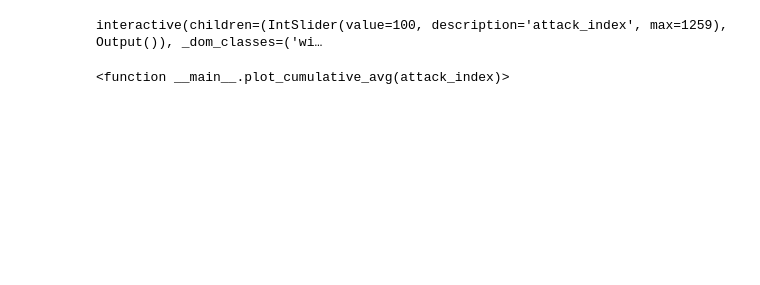
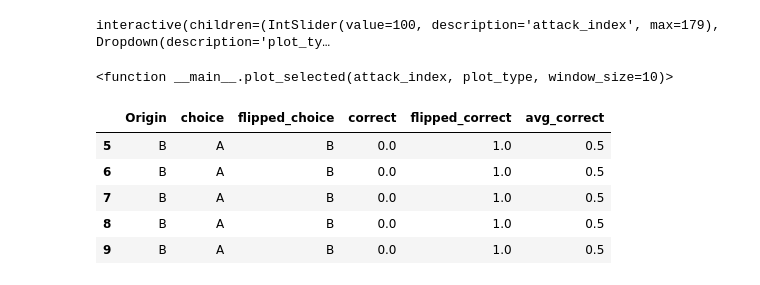
Before and after one commit to fabriceyhc/sandcastles, a Jupyter notebook: distinguisher/entropy_vs_distinguishing.ipynb, the cells around one changed output. Saved outputs shown, nothing was run; the diff lists cells and outputs as text; code cells hidden in the pictures; blank space fills up the shorter version.

```diff
--- a/distinguisher/entropy_vs_distinguishing.ipynb
+++ b/distinguisher/entropy_vs_distinguishing.ipynb
@@ -16,7 +16,7 @@ def combine_files_by_base_name(directory):
     file_groups = {}
 
     for filename in os.listdir(directory):
-        if "Simple" not in filename:
+        if "gpt" not in filename:
             continue
         base_name = '_'.join(filename.split('_part')[0].split('_')[:-1])
         if base_name not in file_groups:
@@ -43,7 +43,7 @@ def separate_attacks(df, length=10000):
 
     for idx, row in df.iterrows():
         # Start a new attack if the step_num resets
-        if idx > 0 and row['Num'] < df.loc[idx - 1, 'Num']:
+        if idx > 0 and (row['Num'] != df.loc[idx - 1, 'Num'] + 1 or row['Origin'] != df.loc[idx - 1, 'Origin']):
             attacks.append(pd.DataFrame(current_attack))
             current_attack = []
 
@@ -129,7 +129,7 @@ def return_correct_flipped_correct(df, prefix=""):
 #     '/data2/borito1907/sandcastles/distinguisher/results/long_InternLMOracle_GPT4o_unwatermarked_SentenceMutator_space_SimpleDistinguisher.csv'.
 # ]
 
-dir = '/data2/borito1907/sandcastles/distinguisher/results'
+dir = '/data2/jasonl/sandcastles/distinguisher/results'
 
 # file_paths = [os.path.join(dir, f) for f in os.listdir(dir) if os.path.isfile(os.path.join(dir, f))]
 # file_paths = [file for file in file_paths if "Simple" in file]
@@ -143,7 +143,7 @@ all_num_attacks = []
 for base_name, combined_df in combined_dataframes.items():
     combined_df['domain'] = base_name.split('_')[-1]  # Infer domain from base name
     attacks = separate_attacks(combined_df)
-    attacks = add_entropy_column(attacks)
+    # attacks = add_entropy_column(attacks)
 
     num_attacks = [attack[attack['Num'] >= 100] for attack in attacks]
 
@@ -177,0 +176,6 @@ See the caveats in the documentation: https://pandas.pydata.org/pandas-docs/stab
+# %%
+from collections import defaultdict
+counter = defaultdict(int)
+for attack in all_attacks:
+    counter[attack['avg_correct'].tail(5).values[0]] += 1
+counter.items()
@@ -220,7 +233,8 @@ print(grouped_df)
 # Create a list to store the attacks and their corresponding avg values
 attack_avg_list = []
 
-for attack in all_attacks:
+for i, attack in enumerate(all_attacks):
+    attack['id'] = i
     correct, flipped, avg = return_correct_flipped_correct(attack)
     attack_avg_list.append((attack, avg))  # Append the attack and its avg value as a tuple
 
@@ -260,17 +274,55 @@ def plot_cumulative_avg(attack_index):
     # Plot the graph
     plt.figure(figsize=(8, 6))
     plt.plot(range(1, len(avg_values) + 1), avg_values, marker='o')
-    plt.title(f'Cumulative Avg Progression for Attack Index {attack_index}')
+    plt.title(f'Cumulative Avg Progression for Attack Index {attack_index} (id={attack["id"].iloc[0]})')
     plt.xlabel('Number of Rows')
     plt.ylabel('Average')
     plt.grid(True)
     plt.show()
 
+# Function to plot rolling avg progression for a given attack index
+def plot_rolling_avg(attack_index, window_size=10):
+    # Get the attack for the given index
+    attack = sorted_attacks_list[attack_index]
+
+    # Calculate rolling average
+    rolling_avg = attack['avg_correct'].rolling(window=window_size).mean()
+
+    # Plot the graph
+    plt.figure(figsize=(8, 6))
+    plt.plot(range(1, len(rolling_avg) + 1), rolling_avg, marker='o')
+    plt.title(f'Rolling Avg Progression for Attack Index {attack_index} (Window Size: {window_size}), (id={attack["id"].iloc[0]})')
+    plt.xlabel('Number of Rows')
+    plt.ylabel('Rolling Average')
+    plt.grid(True)
+    plt.show()
+
+
 # Create an interactive slider to select attack index
+def plot_selected(attack_index, plot_type, window_size=10):
+    if plot_type == 'cumulative':
+        plot_cumulative_avg(attack_index)
+    elif plot_type == 'rolling':
+        plot_rolling_avg(attack_index, window_size)
+
 interact(
-    plot_cumulative_avg,
-    attack_index=IntSlider(min=0, max=len(sorted_attacks_list) - 1, step=1, value=100)
+    plot_selected,
+    attack_index=IntSlider(min=0, max=len(sorted_attacks_list) - 1, step=1, value=100),
+    plot_type={
+        'Cumulative Average': 'cumulative',
+        'Rolling Average': 'rolling'
+    },
+    window_size=IntSlider(min=1, max=50, step=1, value=10)
 )
 # %% [output]
-interactive(children=(IntSlider(value=100, description='attack_index', max=1259), Output()), _dom_classes=('wi…
+interactive(children=(IntSlider(value=100, description='attack_index', max=179), Dropdown(description='plot_ty…
-<function __main__.plot_cumulative_avg(attack_index)>
+<function __main__.plot_selected(attack_index, plot_type, window_size=10)>
+# %%
+sorted_attacks_list[0][['Origin', 'choice', 'flipped_choice', 'correct', 'flipped_correct', 'avg_correct']].tail(5)
+# %% [output]
+|  | Origin | choice | flipped_choice | correct | flipped_correct | avg_correct |
+| 5 | B | A | B | 0.0 | 1.0 | 0.5 |
+| 6 | B | A | B | 0.0 | 1.0 | 0.5 |
+| 7 | B | A | B | 0.0 | 1.0 | 0.5 |
+| 8 | B | A | B | 0.0 | 1.0 | 0.5 |
+| 9 | B | A | B | 0.0 | 1.0 | 0.5 |
```
Also changed, not shown: parts of 11 cells of this notebook, 8 other files.
